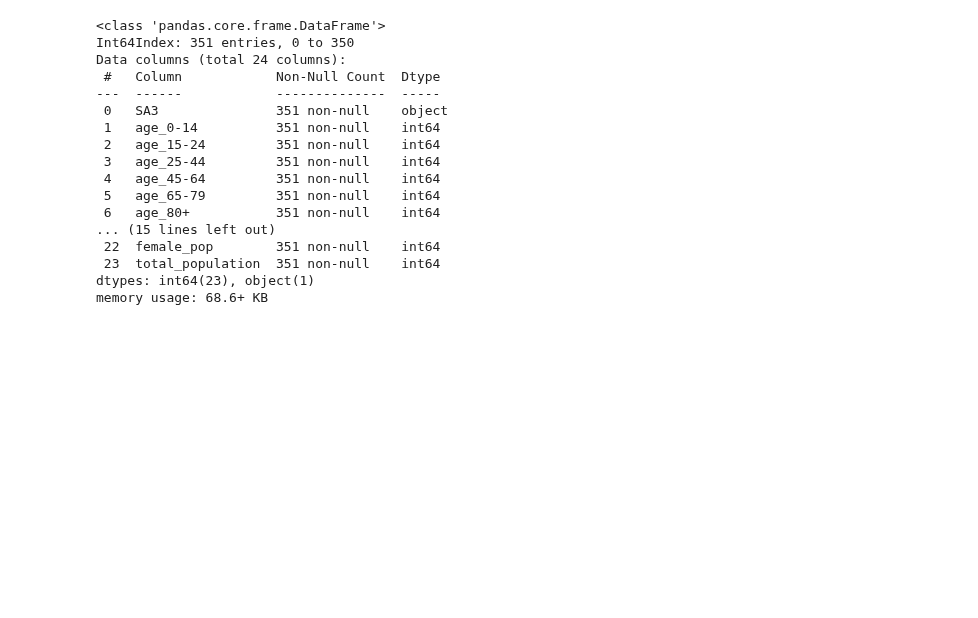
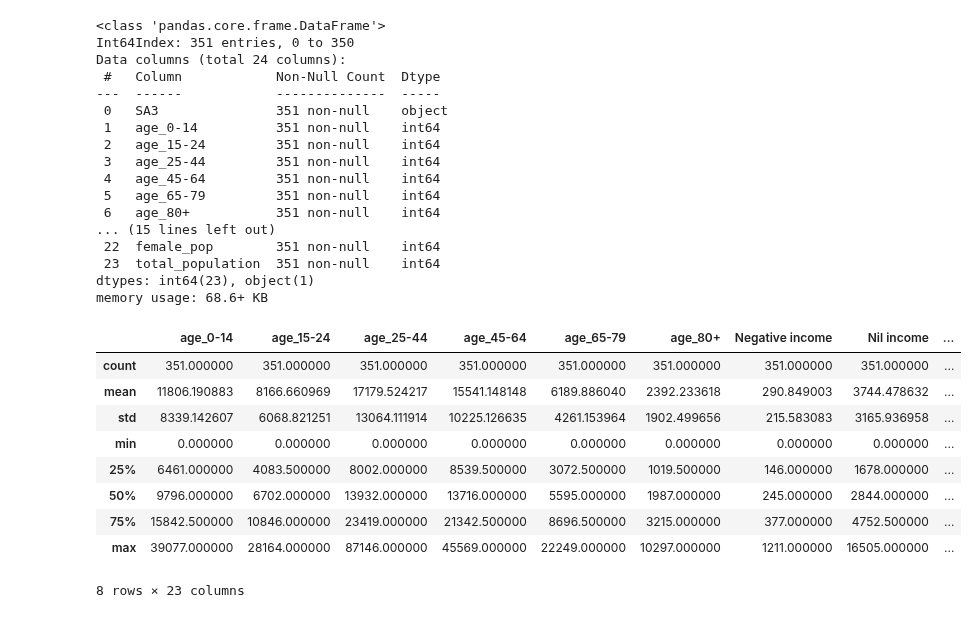
Before and after one commit to jiniep/mbs_analysis, a Jupyter notebook: scripts/3.census_clean_transform_datasets.ipynb, the cells around one changed output. Cells and saved outputs as stored; diff of their text form; code cells hidden in the pictures; blank space fills up the shorter version.

```diff
--- a/scripts/3.census_clean_transform_datasets.ipynb
+++ b/scripts/3.census_clean_transform_datasets.ipynb
@@ -82,8 +82,7 @@ Total 351 SA3 areas in census population age dataset. This is correct since MBS
 # %% [markdown]
 ### Import & Clean 2011 Population Personal Income Dataset
 # %%
-# set file path and import 2011 population by age dataset
-path = r"/Users/patel/Documents/CF-Data Anaylst Course/portfolio_projects/mbs_analysis/datasets/"
+# import 2011 population by income dataset
 
 df_census_personal_income_2011 = pd.read_csv(
     os.path.join(
@@ -126,7 +125,9 @@ dtypes: int64(16)
 memory usage: 44.0 KB
 # %%
 # converting SA3 to be string for merges with other datasets (census and mbs)
-df_census_personal_income_2011["SA3"] = df_census_age_2011["SA3"].astype(("str"))
+df_census_personal_income_2011["SA3"] = df_census_personal_income_2011["SA3"].astype(
+    ("str")
+)
 df_census_personal_income_2011.info()
 # %% [output]
 <class 'pandas.core.frame.DataFrame'>
@@ -301,4 +302,15 @@ Data columns (total 24 columns):
 dtypes: int64(23), object(1)
 memory usage: 68.6+ KB
 # %%
-df_census_combined_2011.describe().to_clipboard()
+df_census_combined_2011.describe()
+# %% [output]
+|  | age_0-14 | age_15-24 | age_25-44 | age_45-64 | age_65-79 | age_80+ | Negative income | Nil income | ... |
+| count | 351.000000 | 351.000000 | 351.000000 | 351.000000 | 351.000000 | 351.000000 | 351.000000 | 351.000000 | ... |
+| mean | 11806.190883 | 8166.660969 | 17179.524217 | 15541.148148 | 6189.886040 | 2392.233618 | 290.849003 | 3744.478632 | ... |
+| std | 8339.142607 | 6068.821251 | 13064.111914 | 10225.126635 | 4261.153964 | 1902.499656 | 215.583083 | 3165.936958 | ... |
+| min | 0.000000 | 0.000000 | 0.000000 | 0.000000 | 0.000000 | 0.000000 | 0.000000 | 0.000000 | ... |
+| 25% | 6461.000000 | 4083.500000 | 8002.000000 | 8539.500000 | 3072.500000 | 1019.500000 | 146.000000 | 1678.000000 | ... |
+| 50% | 9796.000000 | 6702.000000 | 13932.000000 | 13716.000000 | 5595.000000 | 1987.000000 | 245.000000 | 2844.000000 | ... |
+| 75% | 15842.500000 | 10846.000000 | 23419.000000 | 21342.500000 | 8696.500000 | 3215.000000 | 377.000000 | 4752.500000 | ... |
+| max | 39077.000000 | 28164.000000 | 87146.000000 | 45569.000000 | 22249.000000 | 10297.000000 | 1211.000000 | 16505.000000 | ... |
+8 rows × 23 columns
```
Also changed, not shown: parts of 52 cells of this notebook, 1 other file.
